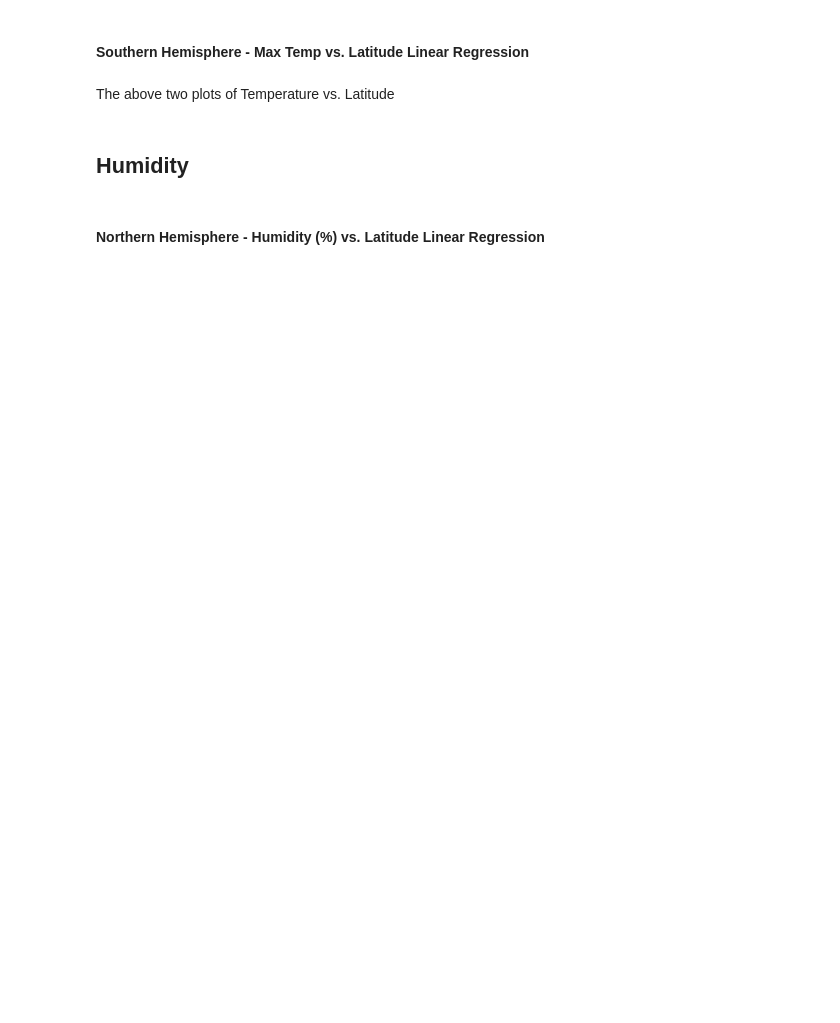
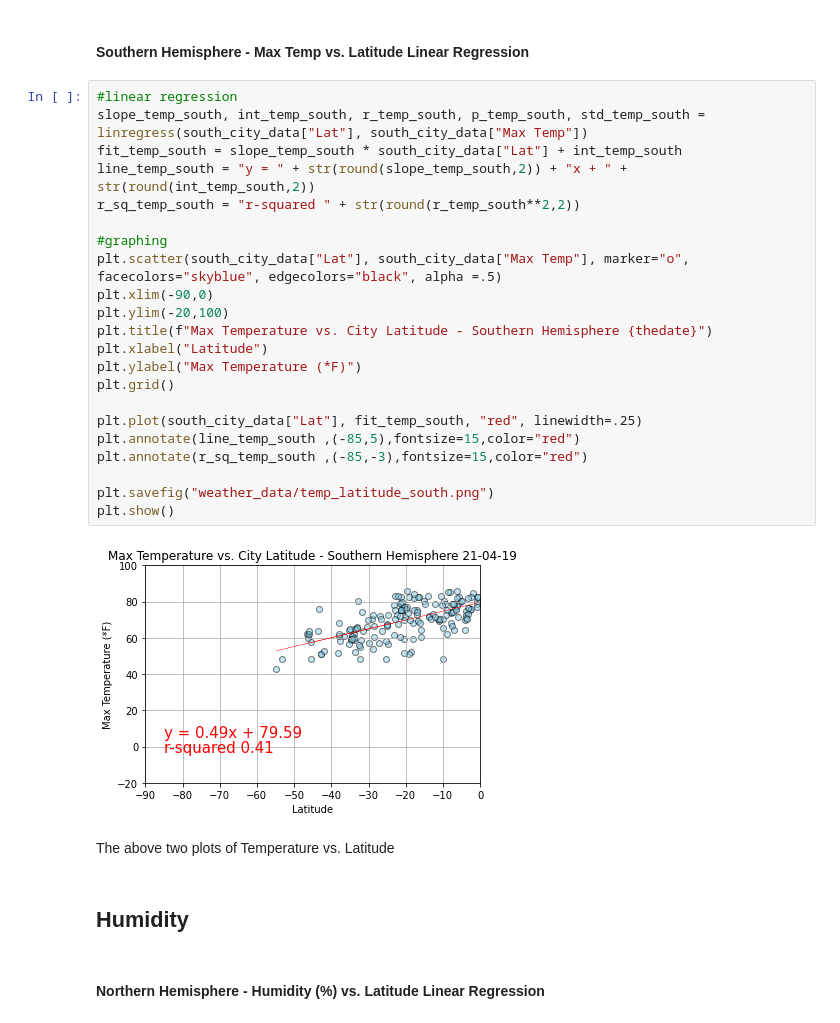
Before and after one commit to madisonfisher/python-api-challenge, a Jupyter notebook: WeatherPy.ipynb, the cells around one changed output. Drawn from its saved outputs; the diff is of its cells as text; blank space fills up the shorter version.

```diff
--- a/WeatherPy.ipynb
+++ b/WeatherPy.ipynb
@@ -235,5 +259,29 @@ The above plot of Wind Speed vs. Latitude is analyzing the relationship between
 # %% [markdown]
 ####  Southern Hemisphere - Max Temp vs. Latitude Linear Regression
+# %%
+#linear regression
+slope_temp_south, int_temp_south, r_temp_south, p_temp_south, std_temp_south = linregress(south_city_data["Lat"], south_city_data["Max Temp"])
+fit_temp_south = slope_temp_south * south_city_data["Lat"] + int_temp_south
+line_temp_south = "y = " + str(round(slope_temp_south,2)) + "x + " + str(round(int_temp_south,2))
+r_sq_temp_south = "r-squared " + str(round(r_temp_south**2,2))
+
+#graphing
+plt.scatter(south_city_data["Lat"], south_city_data["Max Temp"], marker="o", facecolors="skyblue", edgecolors="black", alpha =.5)
+plt.xlim(-90,0)
+plt.ylim(-20,100)
+plt.title(f"Max Temperature vs. City Latitude - Southern Hemisphere {thedate}")
+plt.xlabel("Latitude")
+plt.ylabel("Max Temperature (*F)")
+plt.grid()
+
+plt.plot(south_city_data["Lat"], fit_temp_south, "red", linewidth=.25)
+plt.annotate(line_temp_south ,(-85,5),fontsize=15,color="red")
+plt.annotate(r_sq_temp_south ,(-85,-3),fontsize=15,color="red")
+
+plt.savefig("weather_data/temp_latitude_south.png")
+plt.show()
+# %% [output]
+[figure, added]
 # %% [markdown]
 The above two plots of Temperature vs. Latitude
 # %% [markdown]
```
Also changed, not shown: parts of 5 cells of this notebook, 4 other files.
